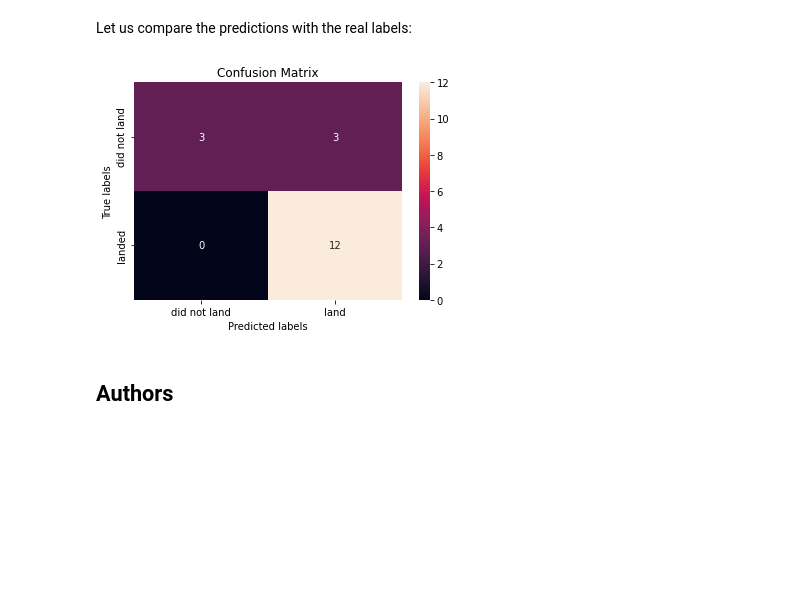
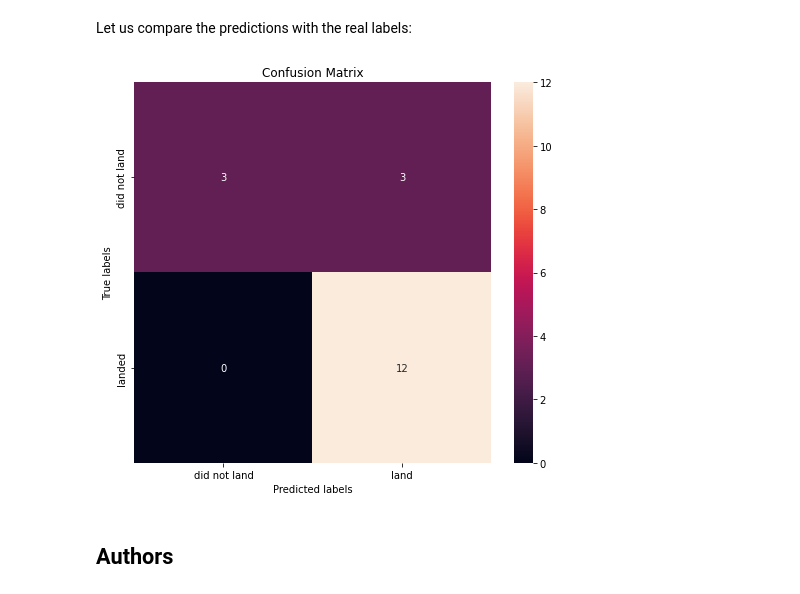
Before and after one commit to Molo-M/SpaceX_Landing_Prediction, a Jupyter notebook: SpaceX_Machine Learning Prediction.ipynb, the cells around one changed output. Drawn from its saved outputs; the diff is of its cells as text; code cells hidden in the pictures; blank space fills up the shorter version.

```diff
--- a/SpaceX_Machine Learning Prediction.ipynb
+++ b/SpaceX_Machine Learning Prediction.ipynb
@@ -340,10 +340,11 @@ LR = LogisticRegression(C=0.01, penalty='l2', solver='lbfgs').fit(X_train, Y_tra
 yhat = LR.predict(X_test)
 # %% [markdown]
 Let us compare the predictions with the real labels:
-# %%
-plot_confusion_matrix(Y_test,yhat)
-# %% [output]
-[figure, removed]
+# %%
+plt.figure(figsize=(8,7))
+plot_confusion_matrix(Y_test,yhat)
+# %% [output]
+[figure, added]
 # %% [markdown]
 ## Authors
 # %% [markdown]
```
Also changed, not shown: parts of 4 cells of this notebook.
